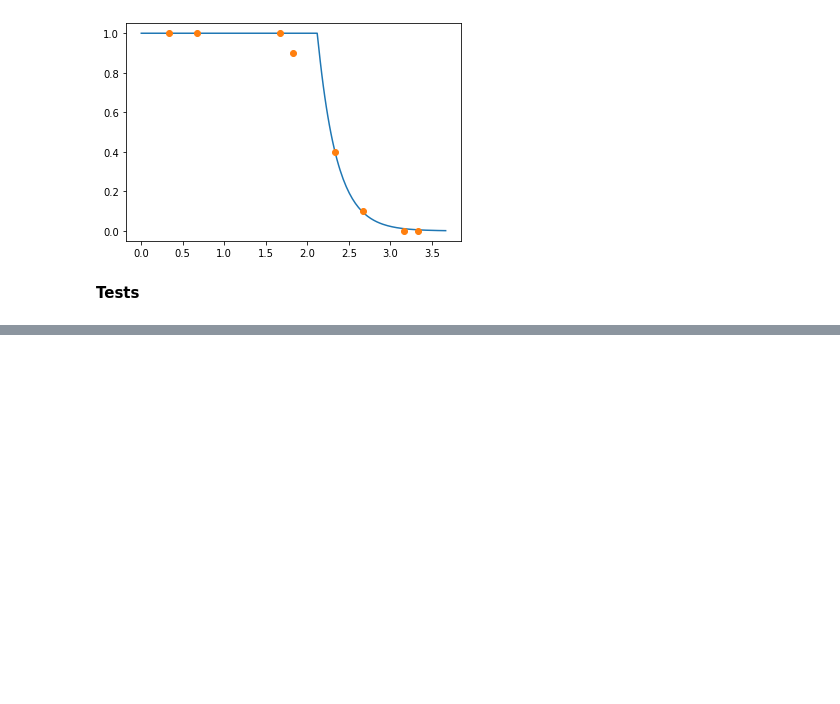
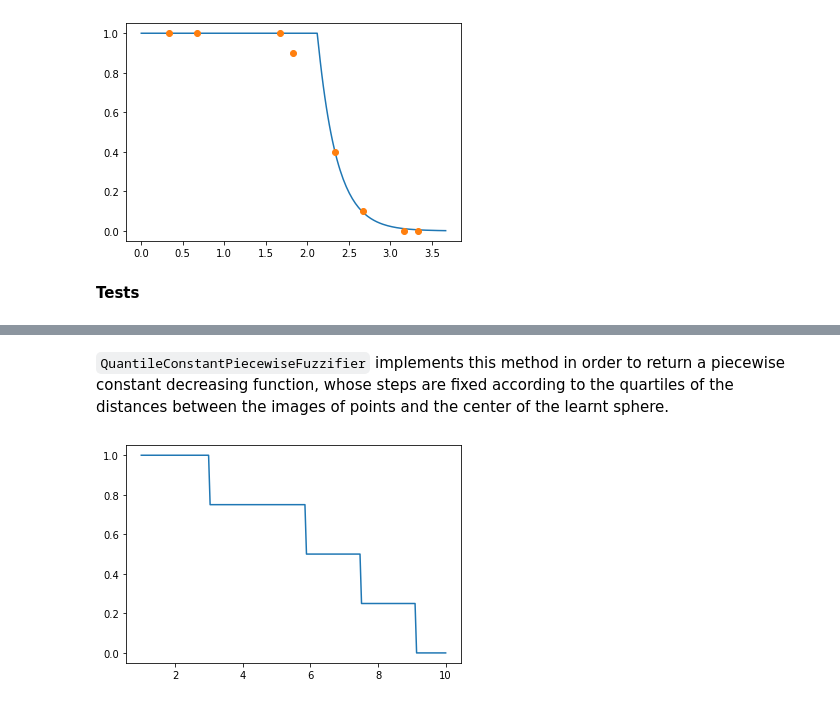
Before and after one commit to ManuelDileo/mulearn, a Jupyter notebook: 01_fuzzifiers.ipynb, the cells around one changed output, grey strips where cells are left out. Drawn from its saved outputs; the diff is of its cells as text; code cells hidden in the pictures; blank space fills up the shorter version.

Commit message:
Added docs for QuantilePecewiseConstantFuzzifier

```diff
--- a/01_fuzzifiers.ipynb
+++ b/01_fuzzifiers.ipynb
@@ -949,7 +949,7 @@ class QuantileConstantPiecewiseFuzzifier(Fuzzifier):
           (function).
         '''
 
-        r_sample = map(x_to_sq_dist, sample if self.sample is not None \
+        r_sample = map(x_to_sq_dist, self.sample if self.sample is not None \
                                             else self.xs)
         external_dist = [s-sq_radius
                          for s in r_sample if s > sq_radius]
@@ -982,0 +1058,17 @@ class QuantileConstantPiecewiseFuzzifier(Fuzzifier):
+# %% [markdown]
+`QuantileConstantPiecewiseFuzzifier` implements this method in order to
+return a piecewise constant decreasing function, whose steps are fixed
+according to the quartiles of the distances between the images of points
+and the center of the learnt sphere.
+# %%
+xs = [1, 2, 5, 5.5, 7, 8, 9.5, 10]
+mus = [1, 1, 1, 0.9, 0.4, 0.1, 0, 0]
+
+f = QuantileConstantPiecewiseFuzzifier(xs, mus)
+[mu] = f.get_membership(1, lambda x: x/3)
+
+x = np.linspace(1, 10, 200)
+plt.plot(x, list(map(mu, x)))
+plt.show()
+# %% [output]
+[figure, added]
```
Also changed, not shown: parts of 13 cells of this notebook, 2 other files.
